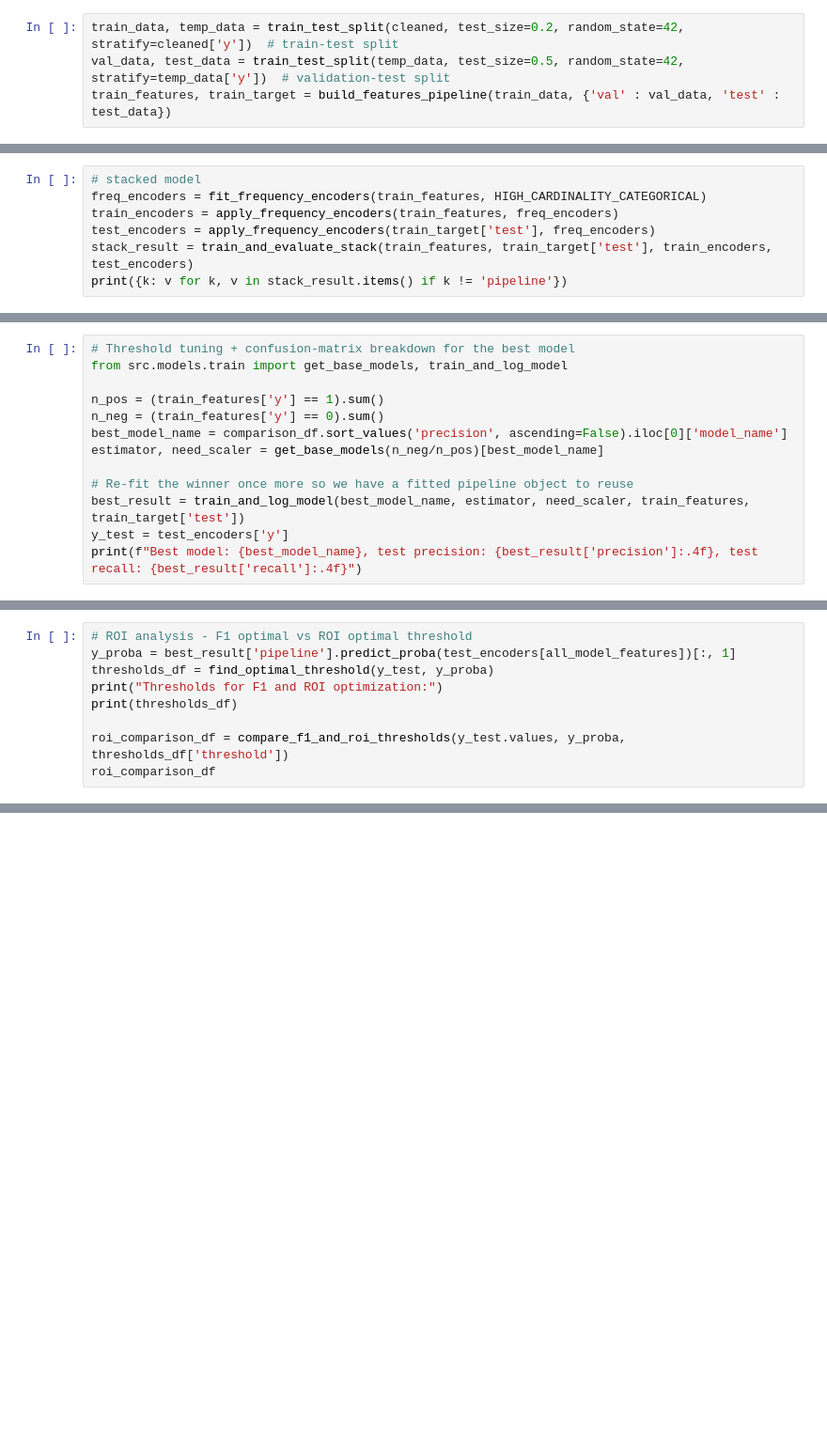
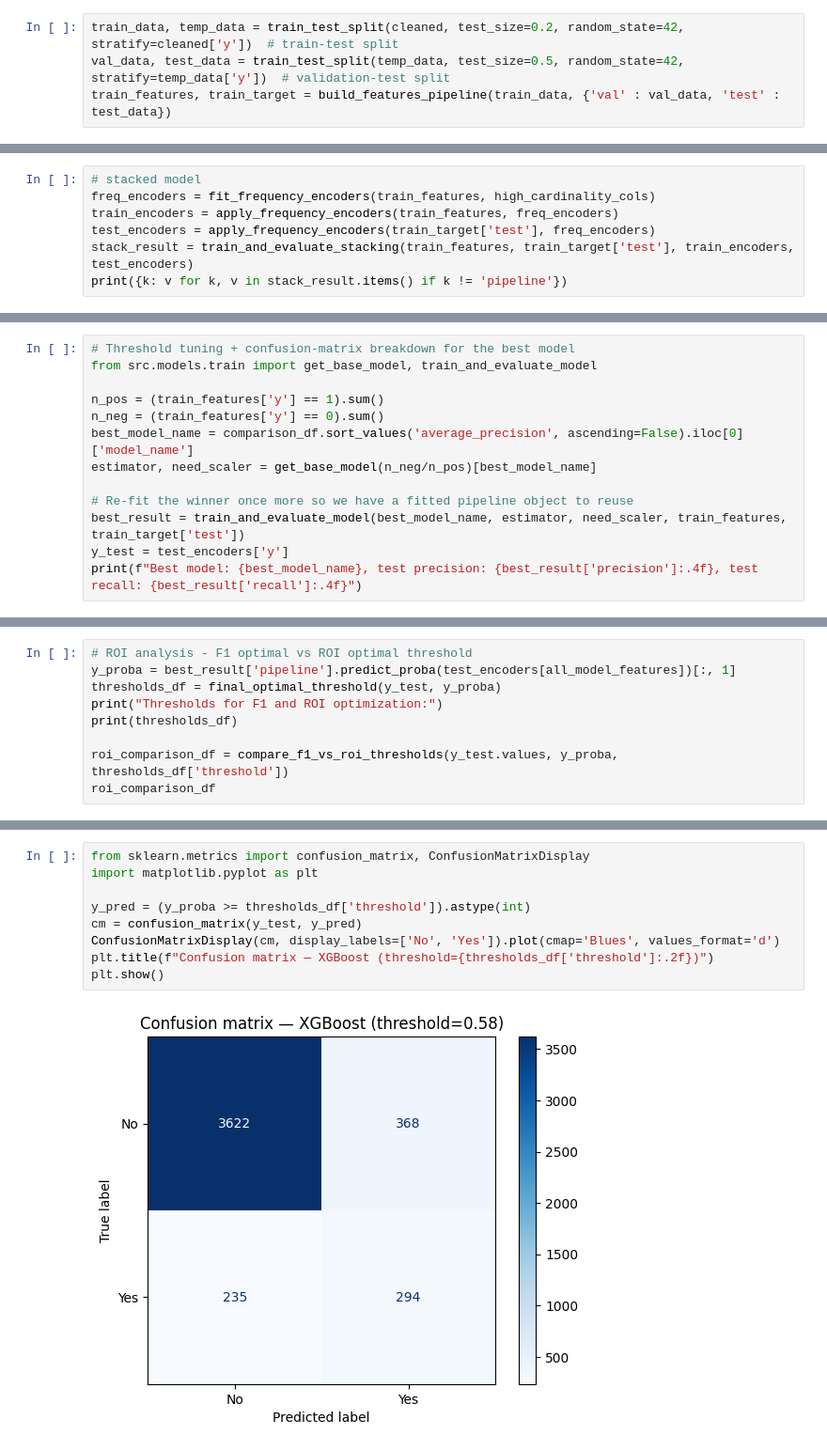
Before and after one commit to goyumsamuditha/Q1_Bank_Marketing, a Jupyter notebook: notebooks/model_experiments.ipynb, the cells around one changed output, grey strips where cells are left out. Shown at 94% size. Saved outputs shown, nothing was run; the diff lists cells and outputs as text; blank space fills up the shorter version.

```diff
--- a/notebooks/model_experiments.ipynb
+++ b/notebooks/model_experiments.ipynb
@@ -35,7 +63,7 @@ comparison_df.sort_values('precision', ascending=False)
 # %%
 # stacked model
-freq_encoders = fit_frequency_encoders(train_features, HIGH_CARDINALITY_CATEGORICAL)
+freq_encoders = fit_frequency_encoders(train_features, high_cardinality_cols)
 train_encoders = apply_frequency_encoders(train_features, freq_encoders)
 test_encoders = apply_frequency_encoders(train_target['test'], freq_encoders)
-stack_result = train_and_evaluate_stack(train_features, train_target['test'], train_encoders, test_encoders)
+stack_result = train_and_evaluate_stacking(train_features, train_target['test'], train_encoders, test_encoders)
 print({k: v for k, v in stack_result.items() if k != 'pipeline'})
@@ -42,13 +72,13 @@ print({k: v for k, v in stack_result.items() if k != 'pipeline'})
 # %%
 # Threshold tuning + confusion-matrix breakdown for the best model
-from src.models.train import get_base_models, train_and_log_model
+from src.models.train import get_base_model, train_and_evaluate_model
 
 n_pos = (train_features['y'] == 1).sum()
 n_neg = (train_features['y'] == 0).sum()
-best_model_name = comparison_df.sort_values('precision', ascending=False).iloc[0]['model_name']
-estimator, need_scaler = get_base_models(n_neg/n_pos)[best_model_name]
+best_model_name = comparison_df.sort_values('average_precision', ascending=False).iloc[0]['model_name']
+estimator, need_scaler = get_base_model(n_neg/n_pos)[best_model_name]
 
 # Re-fit the winner once more so we have a fitted pipeline object to reuse
-best_result = train_and_log_model(best_model_name, estimator, need_scaler, train_features, train_target['test'])
+best_result = train_and_evaluate_model(best_model_name, estimator, need_scaler, train_features, train_target['test'])
 y_test = test_encoders['y']
 print(f"Best model: {best_model_name}, test precision: {best_result['precision']:.4f}, test recall: {best_result['recall']:.4f}")
@@ -55,9 +88,9 @@ print(f"Best model: {best_model_name}, test precision: {best_result['precision']
 # %%
 # ROI analysis - F1 optimal vs ROI optimal threshold
 y_proba = best_result['pipeline'].predict_proba(test_encoders[all_model_features])[:, 1]
-thresholds_df = find_optimal_threshold(y_test, y_proba)
+thresholds_df = final_optimal_threshold(y_test, y_proba)
 print("Thresholds for F1 and ROI optimization:")
 print(thresholds_df)
 
-roi_comparison_df = compare_f1_and_roi_thresholds(y_test.values, y_proba, thresholds_df['threshold'])
+roi_comparison_df = compare_f1_vs_roi_thresholds(y_test.values, y_proba, thresholds_df['threshold'])
 roi_comparison_df
@@ -73,0 +122,11 @@ flag_disparate_subgroups(subgroup_performance_df, metric='recall', threshold=0.1
+# %%
+from sklearn.metrics import confusion_matrix, ConfusionMatrixDisplay
+import matplotlib.pyplot as plt
+
+y_pred = (y_proba >= thresholds_df['threshold']).astype(int)
+cm = confusion_matrix(y_test, y_pred)
+ConfusionMatrixDisplay(cm, display_labels=['No', 'Yes']).plot(cmap='Blues', values_format='d')
+plt.title(f"Confusion matrix — XGBoost (threshold={thresholds_df['threshold']:.2f})")
+plt.show()
+# %% [output]
+[figure, added]
```
Also changed, not shown: parts of 13 cells of this notebook.
